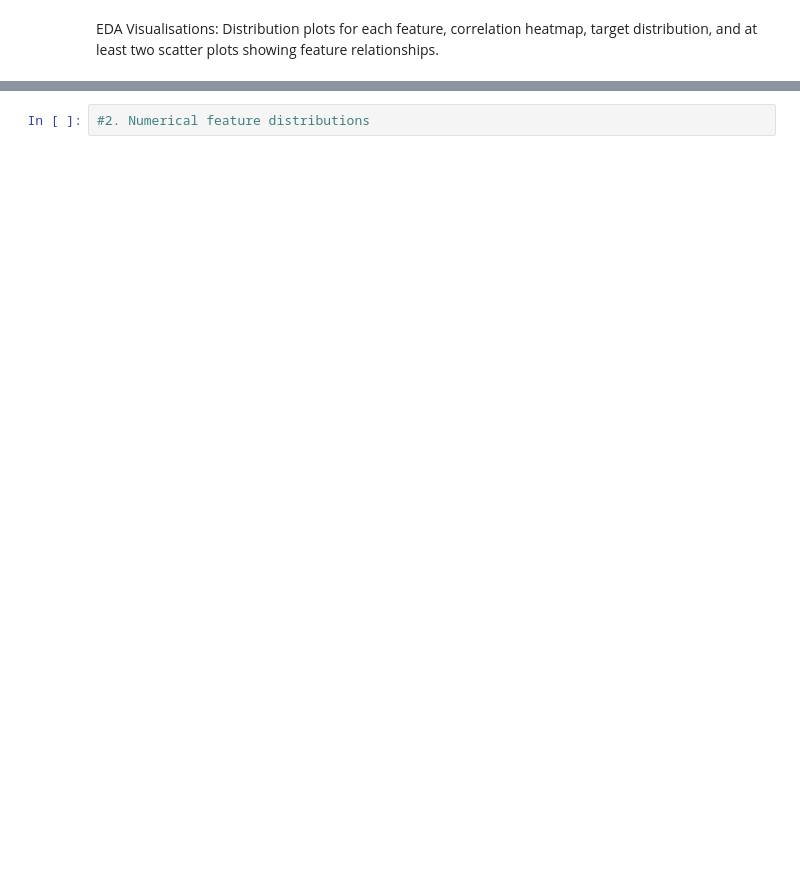
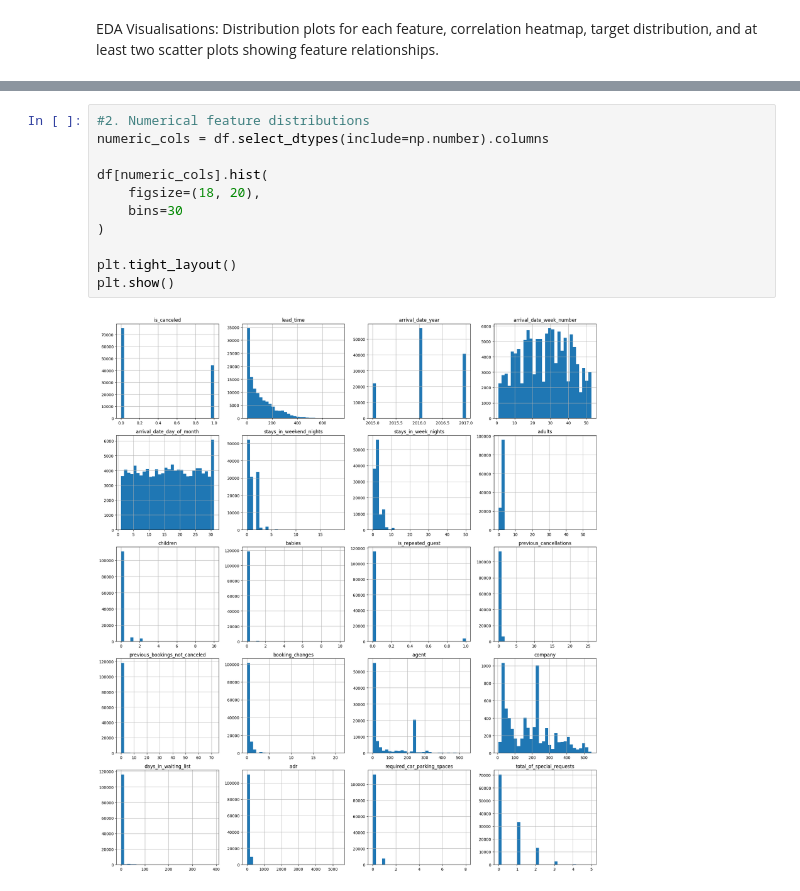
Before and after one commit to 23mani/ML-Capstone-Hotel-Booking-Demand, a Jupyter notebook: notebooks/eda.ipynb, the cells around one changed output, grey strips where cells are left out. Cells and saved outputs as stored; diff of their text form; blank space fills up the shorter version.

Commit message:
Added data visualisations of EDA

```diff
--- a/notebooks/eda.ipynb
+++ b/notebooks/eda.ipynb
@@ -106,2 +121,13 @@ df["is_canceled"].value_counts(normalize=True).mul(100).round(2)
 # %%
 #2. Numerical feature distributions
+numeric_cols = df.select_dtypes(include=np.number).columns
+
+df[numeric_cols].hist(
+    figsize=(18, 20),
+    bins=30
+)
+
+plt.tight_layout()
+plt.show()
+# %% [output]
+[figure, added]
```
Also changed, not shown: parts of 11 cells of this notebook.
